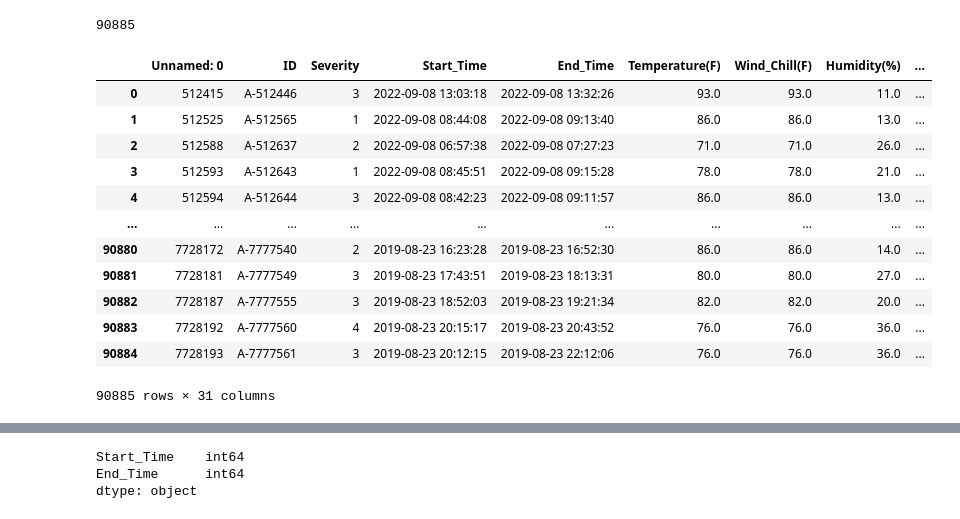
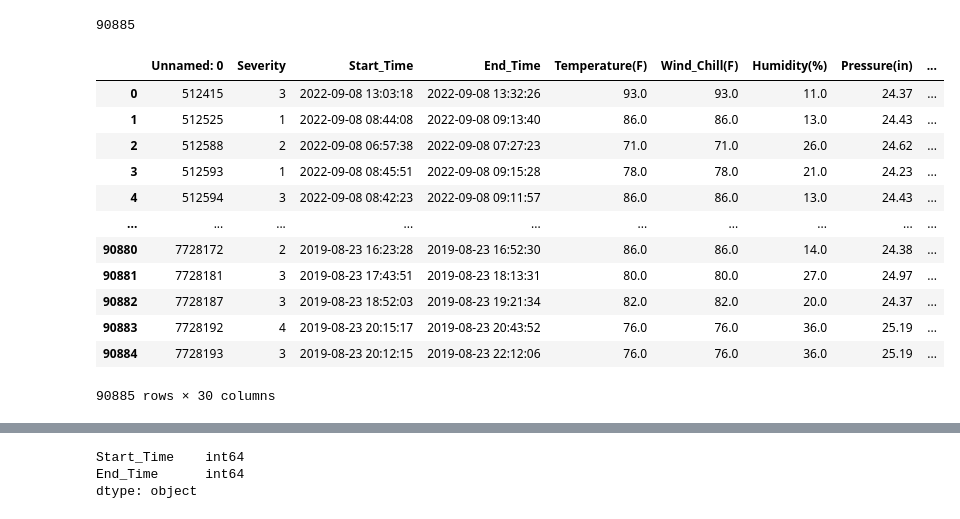
Before and after one commit to aVa7889/Traffic_Accident, a Jupyter notebook: CO_Accident.ipynb, the cells around one changed output, grey strips where cells are left out. Drawn from its saved outputs; the diff is of its cells as text; code cells hidden in the pictures.

```diff
--- a/CO_Accident.ipynb
+++ b/CO_Accident.ipynb
@@ -53,22 +58,22 @@ len(df)
 # %% [output]
 90885
 # %%
-df_drop = df.drop(columns = ["Source", "Start_Lat", "Start_Lng", "Description", "Timezone", "Weather_Timestamp", "Airport_Code", "Country", "Zipcode", "Street", "City", "County", "State", "Distance(mi)", "End_Lat", "End_Lng"])
+df_drop = df.drop(columns = ["Source", "ID", "Start_Lat", "Start_Lng", "Description", "Timezone", "Weather_Timestamp", "Airport_Code", "Country", "Zipcode", "Street", "City", "County", "State", "Distance(mi)", "End_Lat", "End_Lng"])
 df_drop
 # %% [output]
-|  | Unnamed: 0 | ID | Severity | Start_Time | End_Time | Temperature(F) | Wind_Chill(F) | Humidity(%) | ... |
-| 0 | 512415 | A-512446 | 3 | 2022-09-08 13:03:18 | 2022-09-08 13:32:26 | 93.0 | 93.0 | 11.0 | ... |
-| 1 | 512525 | A-512565 | 1 | 2022-09-08 08:44:08 | 2022-09-08 09:13:40 | 86.0 | 86.0 | 13.0 | ... |
-| 2 | 512588 | A-512637 | 2 | 2022-09-08 06:57:38 | 2022-09-08 07:27:23 | 71.0 | 71.0 | 26.0 | ... |
-| 3 | 512593 | A-512643 | 1 | 2022-09-08 08:45:51 | 2022-09-08 09:15:28 | 78.0 | 78.0 | 21.0 | ... |
-| 4 | 512594 | A-512644 | 3 | 2022-09-08 08:42:23 | 2022-09-08 09:11:57 | 86.0 | 86.0 | 13.0 | ... |
+|  | Unnamed: 0 | Severity | Start_Time | End_Time | Temperature(F) | Wind_Chill(F) | Humidity(%) | Pressure(in) | ... |
+| 0 | 512415 | 3 | 2022-09-08 13:03:18 | 2022-09-08 13:32:26 | 93.0 | 93.0 | 11.0 | 24.37 | ... |
+| 1 | 512525 | 1 | 2022-09-08 08:44:08 | 2022-09-08 09:13:40 | 86.0 | 86.0 | 13.0 | 24.43 | ... |
+| 2 | 512588 | 2 | 2022-09-08 06:57:38 | 2022-09-08 07:27:23 | 71.0 | 71.0 | 26.0 | 24.62 | ... |
+| 3 | 512593 | 1 | 2022-09-08 08:45:51 | 2022-09-08 09:15:28 | 78.0 | 78.0 | 21.0 | 24.23 | ... |
+| 4 | 512594 | 3 | 2022-09-08 08:42:23 | 2022-09-08 09:11:57 | 86.0 | 86.0 | 13.0 | 24.43 | ... |
 | ... | ... | ... | ... | ... | ... | ... | ... | ... | ... |
-| 90880 | 7728172 | A-7777540 | 2 | 2019-08-23 16:23:28 | 2019-08-23 16:52:30 | 86.0 | 86.0 | 14.0 | ... |
-| 90881 | 7728181 | A-7777549 | 3 | 2019-08-23 17:43:51 | 2019-08-23 18:13:31 | 80.0 | 80.0 | 27.0 | ... |
-| 90882 | 7728187 | A-7777555 | 3 | 2019-08-23 18:52:03 | 2019-08-23 19:21:34 | 82.0 | 82.0 | 20.0 | ... |
-| 90883 | 7728192 | A-7777560 | 4 | 2019-08-23 20:15:17 | 2019-08-23 20:43:52 | 76.0 | 76.0 | 36.0 | ... |
-| 90884 | 7728193 | A-7777561 | 3 | 2019-08-23 20:12:15 | 2019-08-23 22:12:06 | 76.0 | 76.0 | 36.0 | ... |
+| 90880 | 7728172 | 2 | 2019-08-23 16:23:28 | 2019-08-23 16:52:30 | 86.0 | 86.0 | 14.0 | 24.38 | ... |
+| 90881 | 7728181 | 3 | 2019-08-23 17:43:51 | 2019-08-23 18:13:31 | 80.0 | 80.0 | 27.0 | 24.97 | ... |
+| 90882 | 7728187 | 3 | 2019-08-23 18:52:03 | 2019-08-23 19:21:34 | 82.0 | 82.0 | 20.0 | 24.37 | ... |
+| 90883 | 7728192 | 4 | 2019-08-23 20:15:17 | 2019-08-23 20:43:52 | 76.0 | 76.0 | 36.0 | 25.19 | ... |
+| 90884 | 7728193 | 3 | 2019-08-23 20:12:15 | 2019-08-23 22:12:06 | 76.0 | 76.0 | 36.0 | 25.19 | ... |
-90885 rows × 31 columns
+90885 rows × 30 columns
 # %%
 df_drop = df_drop.drop_duplicates()
 df_drop = df_drop.dropna(how='any')
```
Also changed, not shown: parts of 44 cells of this notebook, 1 other file.
